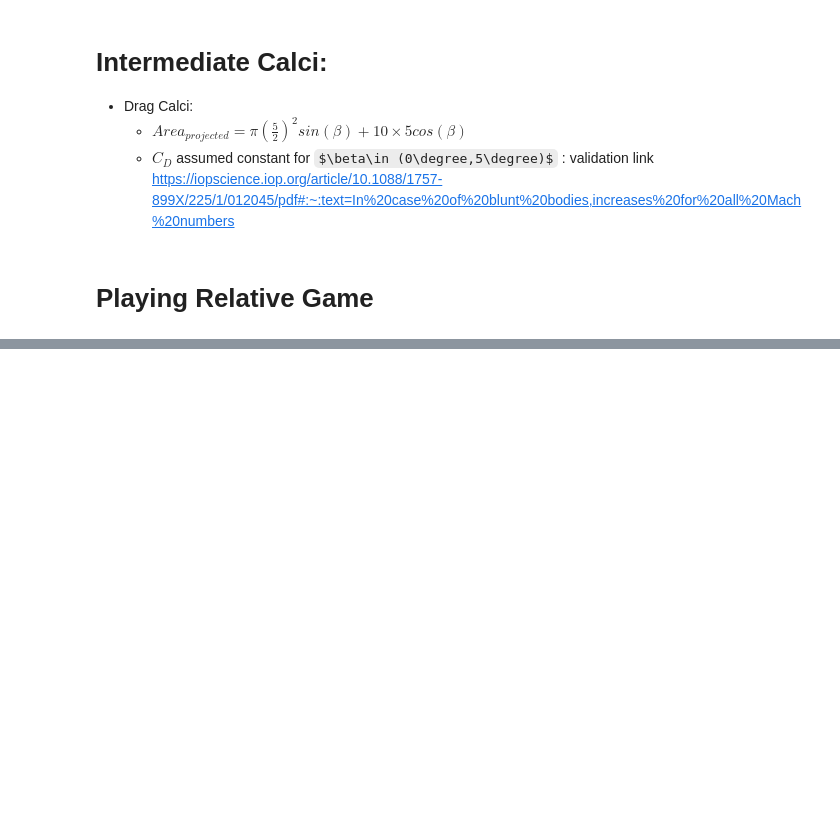
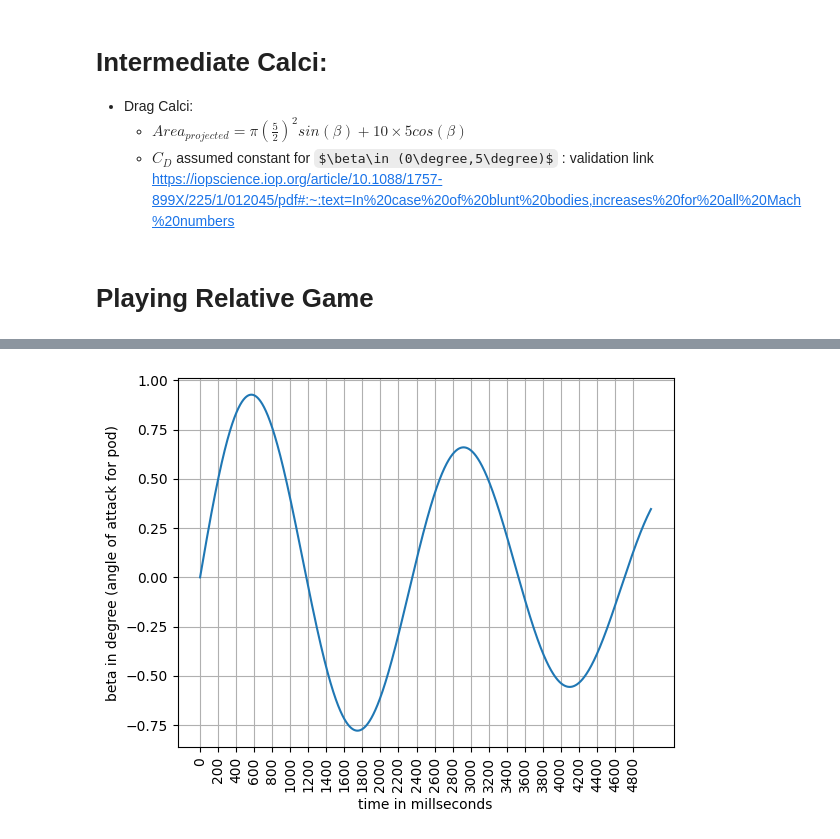
Before and after one commit to lyrickhare/Launcher-Profile, a Jupyter notebook: testingNew/rough.ipynb, the cells around one changed output, grey strips where cells are left out. Saved outputs shown, nothing was run; the diff lists cells and outputs as text; code cells hidden in the pictures; some formulas as TeX source; blank space fills up the shorter version.

```diff
--- a/testingNew/rough.ipynb
+++ b/testingNew/rough.ipynb
@@ -191,0 +214,8 @@ plt.plot(thrustReqOpt)
+# %%
+plt.plot(np.rad2deg(bet))
+plt.ylabel('beta in degree (angle of attack for pod)')
+plt.xlabel('time in millseconds')
+plt.xticks(np.arange(0,5000,200),rotation = 'vertical')
+plt.grid()
+# %% [output]
+[figure, added]
```
Also changed, not shown: parts of 17 cells of this notebook.
